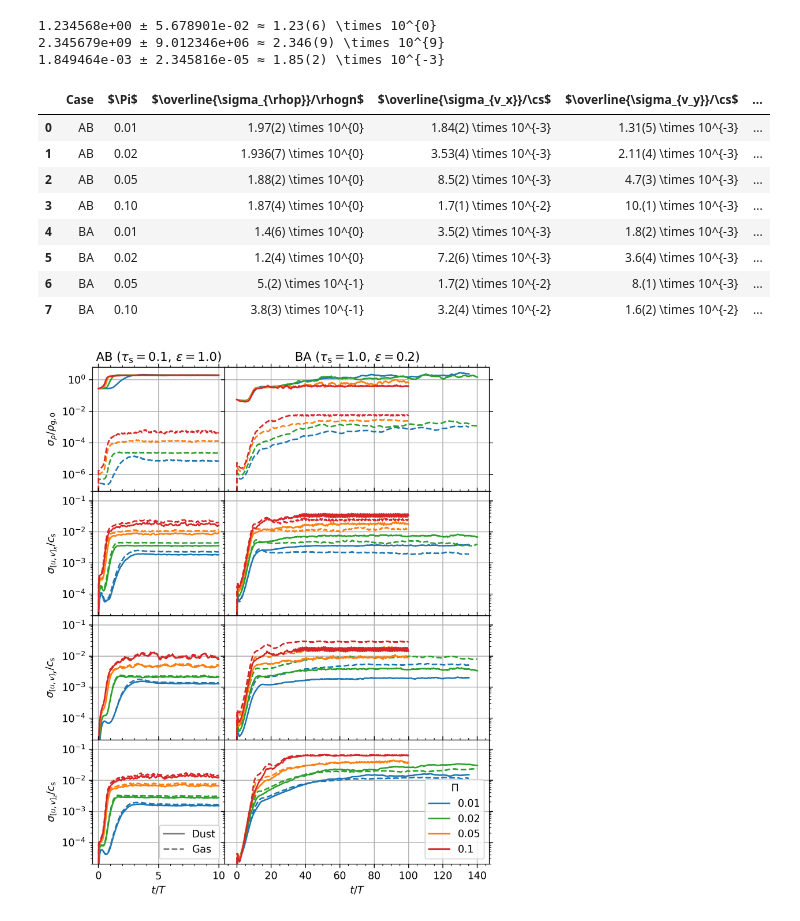
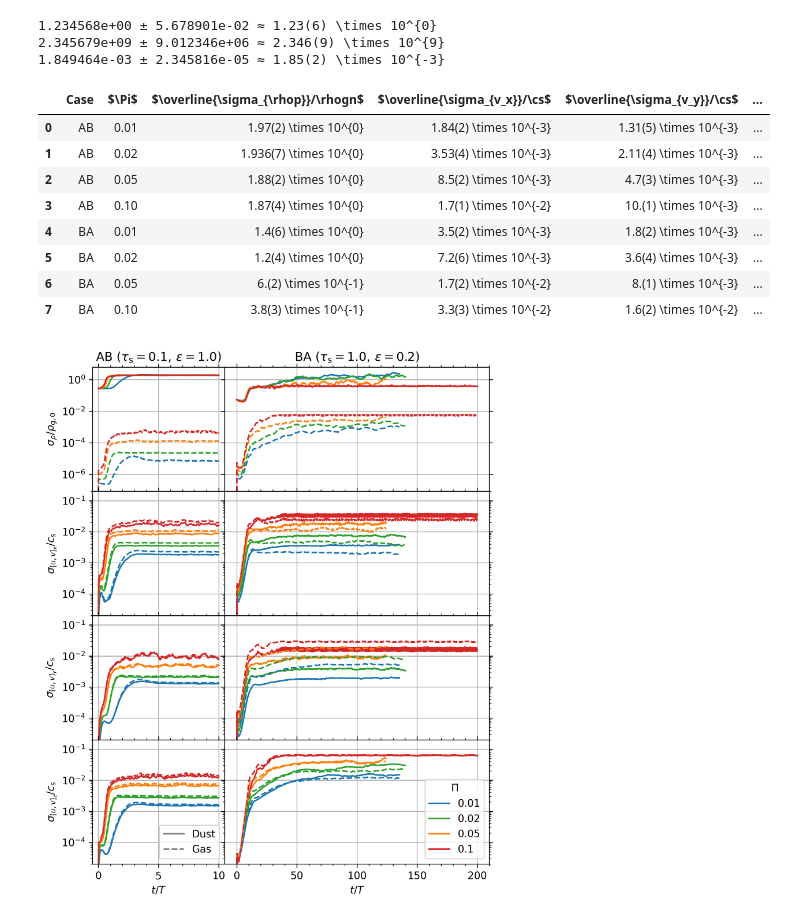
Before and after one commit to sabaronett/streaming-instability, a Jupyter notebook: ipynb/Dispersions.ipynb, the cells around one changed output. Drawn from its saved outputs; the diff is of its cells as text; code cells hidden in the pictures.

Commit message:
Move dashed lines to front (zorder); update BA-ext

```diff
--- a/ipynb/Dispersions.ipynb
+++ b/ipynb/Dispersions.ipynb
@@ -243,13 +243,13 @@ for i, case in enumerate(cases):
         axs[3][i].semilogy(hst['time'][psi:], sd_vz[psi:]/c_s,
                                  color=Pi[1], label=float(Pi[0]))
         axs[0][i].semilogy(hst['time'][psi:], sd_rhog[psi:],   color=Pi[1],
-                           ls='--')
+                           ls='--', zorder=10)
         axs[1][i].semilogy(hst['time'][psi:], sd_ux[psi:]/c_s, color=Pi[1],
-                           ls='--')
+                           ls='--', zorder=10)
         axs[2][i].semilogy(hst['time'][psi:], sd_uy[psi:]/c_s, color=Pi[1],
-                           ls='--')
+                           ls='--', zorder=10)
         axs[3][i].semilogy(hst['time'][psi:], sd_uz[psi:]/c_s, color=Pi[1],
-                           ls='--')
+                           ls='--', zorder=10)
 
 # Plot ghost points for colorless line style and add legends
 ls_dust, = axs[3][0].semilogy([], [], color='tab:gray', label='Dust')
@@ -272,33 +272,33 @@ axs[3, 0].set(ylabel=r'$\sigma_{[u,v]_z}/c_\mathrm{s}$', ylim=vylim)
 axs[3, 0].set(xlabel=r'$t/T$')
 axs[3, 1].set(xlabel=r'$t/T$')
 
 plt.subplots_adjust(hspace=0, wspace=0)
 plt.savefig('figs/dispersions.pdf', bbox_inches='tight', pad_inches=0.01)
 
 df = pd.DataFrame({
     'Case'                                : cols[0],
     r'$\Pi$'                              : cols[1],
     r'$\overline{\sigma_{\rhop}}/\rhogn$' : cols[2],
     r'$\overline{\sigma_{v_x}}/\cs$'      : cols[3],
     r'$\overline{\sigma_{v_y}}/\cs$'      : cols[4],
     r'$\overline{\sigma_{v_z}}/\cs$'      : cols[5],
     r'$\overline{\sigma_{\rhog}}/\rhogn$' : cols[6],
     r'$\overline{\sigma_{u_x}}/\cs$'      : cols[7],
     r'$\overline{\sigma_{u_y}}/\cs$'      : cols[8],
     r'$\overline{\sigma_{u_z}}/\cs$'      : cols[9],
     # r'$\overline{\Delta u_x}/\cs$'        : cols[10],
     # r'$\overline{\Delta u_y}/\cs$'        : cols[11],
     })
 df.to_latex(buf='tabs/disps.sty')
 df
 # %% [output]
 |  | Case | $\Pi$ | $\overline{\sigma_{\rhop}}/\rhogn$ | $\overline{\sigma_{v_x}}/\cs$ | $\overline{\sigma_{v_y}}/\cs$ | ... |
 | 0 | AB | 0.01 | 1.97(2) \times 10^{0} | 1.84(2) \times 10^{-3} | 1.31(5) \times 10^{-3} | ... |
 | 1 | AB | 0.02 | 1.936(7) \times 10^{0} | 3.53(4) \times 10^{-3} | 2.11(4) \times 10^{-3} | ... |
 | 2 | AB | 0.05 | 1.88(2) \times 10^{0} | 8.5(2) \times 10^{-3} | 4.7(3) \times 10^{-3} | ... |
 | 3 | AB | 0.10 | 1.87(4) \times 10^{0} | 1.7(1) \times 10^{-2} | 10.(1) \times 10^{-3} | ... |
 | 4 | BA | 0.01 | 1.4(6) \times 10^{0} | 3.5(2) \times 10^{-3} | 1.8(2) \times 10^{-3} | ... |
 | 5 | BA | 0.02 | 1.2(4) \times 10^{0} | 7.2(6) \times 10^{-3} | 3.6(4) \times 10^{-3} | ... |
-| 6 | BA | 0.05 | 5.(2) \times 10^{-1} | 1.7(2) \times 10^{-2} | 8.(1) \times 10^{-3} | ... |
-| 7 | BA | 0.10 | 3.8(3) \times 10^{-1} | 3.2(4) \times 10^{-2} | 1.6(2) \times 10^{-2} | ... |
+| 6 | BA | 0.05 | 6.(2) \times 10^{-1} | 1.7(2) \times 10^{-2} | 8.(1) \times 10^{-3} | ... |
+| 7 | BA | 0.10 | 3.8(3) \times 10^{-1} | 3.3(3) \times 10^{-2} | 1.6(2) \times 10^{-2} | ... |
-[figure, old version]
+[figure, new version]
```
Also changed, not shown: parts of 1 cell of this notebook.
